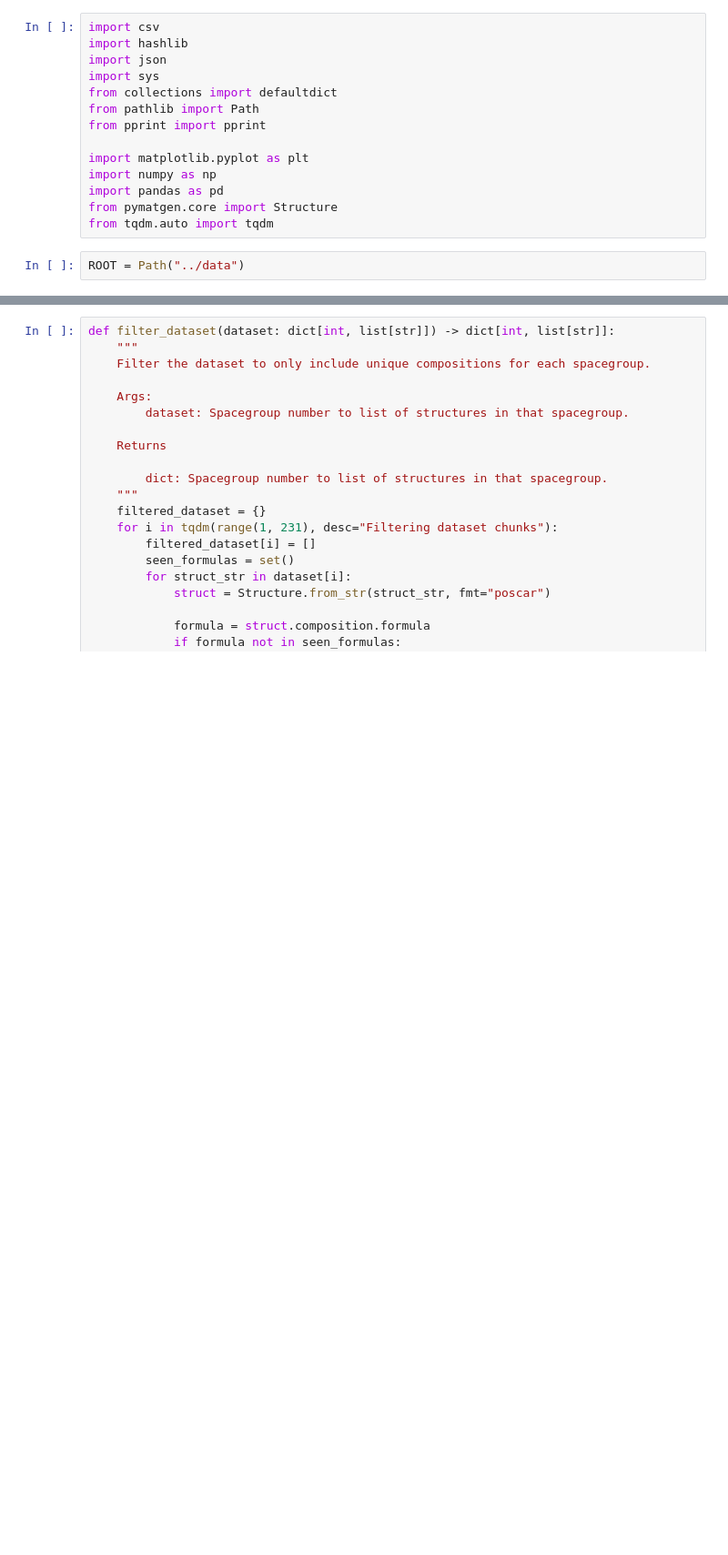
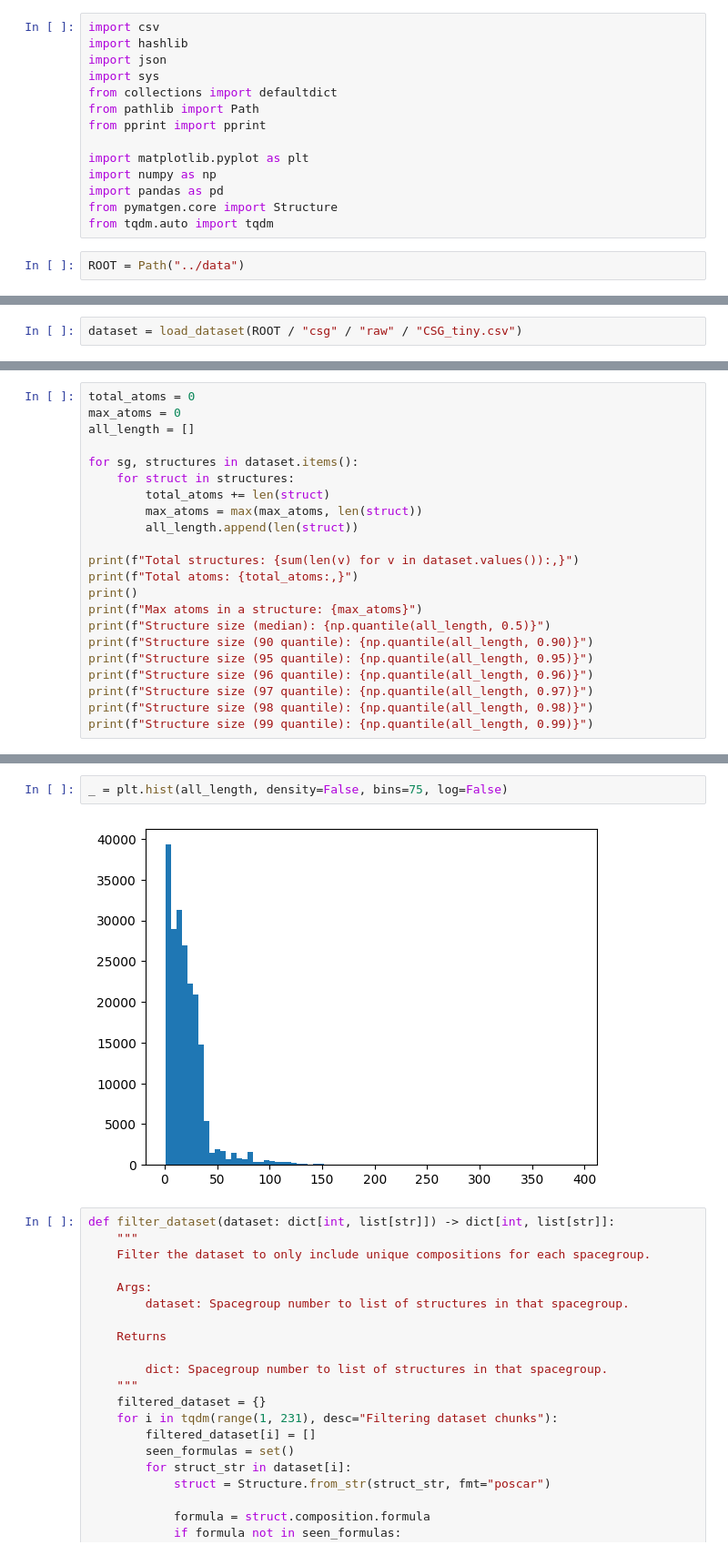
Before and after one commit to akwarii/asc, a Jupyter notebook: notebooks/dataset.ipynb, the cells around one changed output, grey strips where cells are left out. Shown at 91% size. Saved outputs shown, nothing was run; the diff lists cells and outputs as text; blank space fills up the shorter version.

Commit message:
Update dataset visualization

```diff
--- a/notebooks/dataset.ipynb
+++ b/notebooks/dataset.ipynb
@@ -100,0 +126,2 @@ load_dataset(ROOT)
+# %%
+dataset = load_dataset(ROOT / "csg" / "raw" / "CSG_tiny.csv")
@@ -100,0 +130,22 @@ load_dataset(ROOT)
+# %%
+total_atoms = 0
+max_atoms = 0
+all_length = []
+
+for sg, structures in dataset.items():
+    for struct in structures:
+        total_atoms += len(struct)
+        max_atoms = max(max_atoms, len(struct))
+        all_length.append(len(struct))
+
+print(f"Total structures: {sum(len(v) for v in dataset.values()):,}")
+print(f"Total atoms: {total_atoms:,}")
+print()
+print(f"Max atoms in a structure: {max_atoms}")
+print(f"Structure size (median): {np.quantile(all_length, 0.5)}")
+print(f"Structure size (90 quantile): {np.quantile(all_length, 0.90)}")
+print(f"Structure size (95 quantile): {np.quantile(all_length, 0.95)}")
+print(f"Structure size (96 quantile): {np.quantile(all_length, 0.96)}")
+print(f"Structure size (97 quantile): {np.quantile(all_length, 0.97)}")
+print(f"Structure size (98 quantile): {np.quantile(all_length, 0.98)}")
+print(f"Structure size (99 quantile): {np.quantile(all_length, 0.99)}")
@@ -101,3 +164,7 @@ load_dataset(ROOT)
+# %%
+_ = plt.hist(all_length, density=False, bins=75, log=False)
+# %% [output]
+[figure, added]
 # %%
 def filter_dataset(dataset: dict[int, list[str]]) -> dict[int, list[str]]:
     """
```
Also changed, not shown: parts of 9 cells of this notebook.
